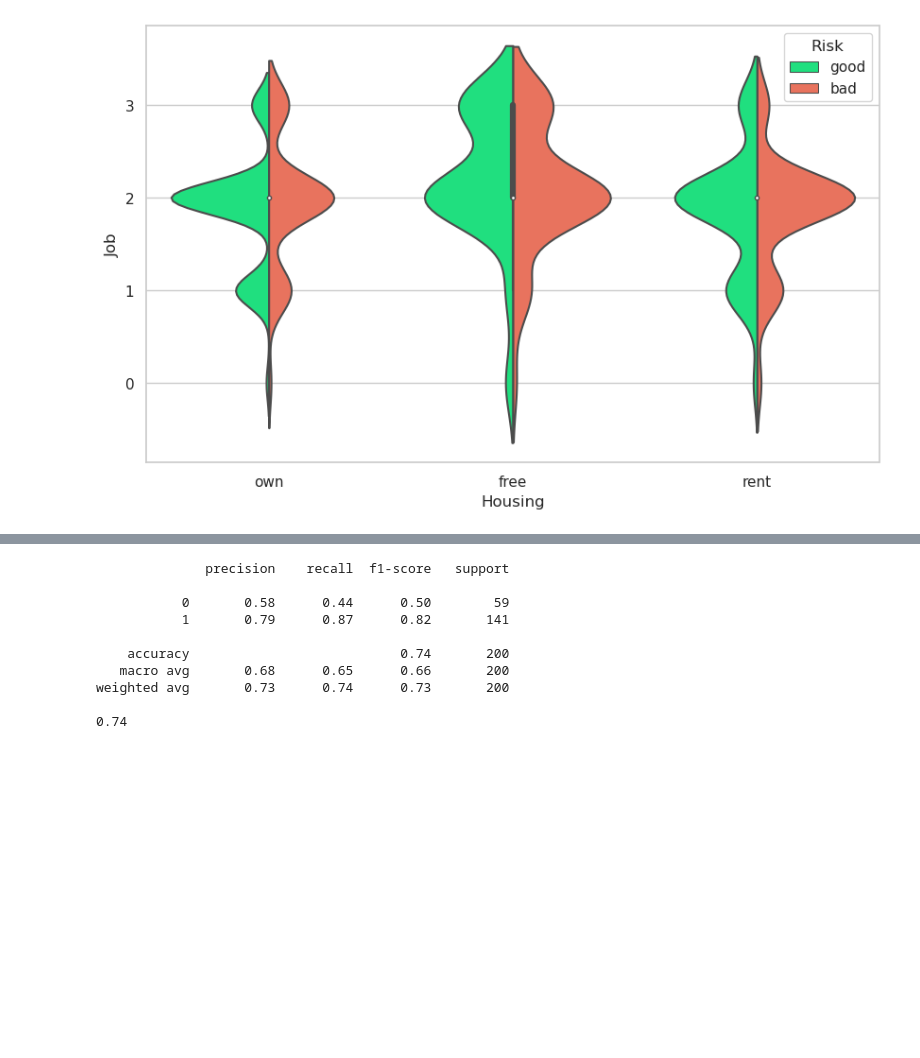
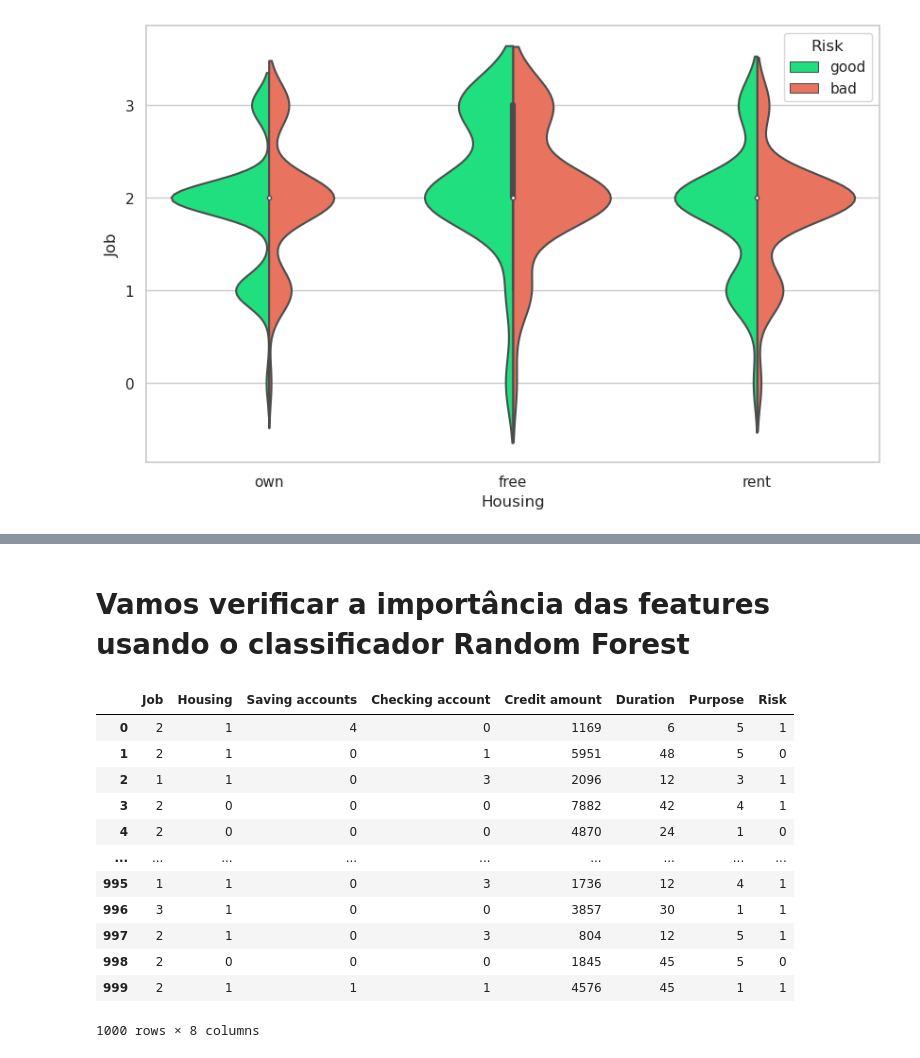
Before and after one commit to jfahelof/portfolio-credit-risk, a Jupyter notebook: credit_risk.ipynb, the cells around one changed output, grey strips where cells are left out. Saved outputs shown, nothing was run; the diff lists cells and outputs as text; code cells hidden in the pictures; blank space fills up the shorter version.

```diff
--- a/credit_risk.ipynb
+++ b/credit_risk.ipynb
@@ -366,0 +383,3 @@ plt.show()
+# %% [markdown]
+
+# Vamos verificar a importância das features usando o classificador Random Forest
@@ -367,48 +392,26 @@ plt.show()
 # %%
-### Vamos verificar a importância das features usando o classificador Random Forest ###
-
-
-from sklearn.model_selection import train_test_split
-from sklearn.preprocessing import LabelEncoder
-from sklearn.ensemble import RandomForestClassifier
-from sklearn.metrics import classification_report
-from sklearn.metrics import accuracy_score
-
-# Preparação simples
+# preparando os dados
 df = data.copy() # Cria uma cópia do DataFrame original para não modificar os dados originais
 df = df.drop(columns=['Unnamed: 0']) # Remove a coluna 'Unnamed: 0'
-df = df.fillna('missing') #Substitui valores faltantes (NaN) pela string 'missing'
 
 # Transformar textos em números
 le = LabelEncoder()
 for col in df.select_dtypes('object').columns: # Seleciona apenas colunas do tipo texto/object
     df[col] = le.fit_transform(df[col]) # Converte todas as colunas textuais em numéricas
 
-# Cria a variável X (features) removendo a coluna 'Risk' (todas as colunas exceto o target)
-X = df.drop('Risk', axis=1)
-
-# Cria a variável y (target) com apenas a coluna 'Risk'
-y = df['Risk']
-
-# Treino e teste
-# Divide os dados: 80% para treino, 20% para teste
-X_train, X_test, y_train, y_test = train_test_split(X, y, test_size=0.2, random_state=42)
-
-# Modelo
-model = RandomForestClassifier()
-model.fit(X_train, y_train) # Treina o modelo usando os dados de treino (X_train, y_train)
-
-# Avaliação
-print(classification_report(y_test, model.predict(X_test)))
-print(accuracy_score(model.predict(X_test), y_test))
+# visualisando os dados após modificação
+df
 # %% [output]
+|  | Job | Housing | Saving accounts | Checking account | Credit amount | Duration | Purpose | Risk |
+| 0 | 2 | 1 | 4 | 0 | 1169 | 6 | 5 | 1 |
+| 1 | 2 | 1 | 0 | 1 | 5951 | 48 | 5 | 0 |
+| 2 | 1 | 1 | 0 | 3 | 2096 | 12 | 3 | 1 |
+| 3 | 2 | 0 | 0 | 0 | 7882 | 42 | 4 | 1 |
+| 4 | 2 | 0 | 0 | 0 | 4870 | 24 | 1 | 0 |
+| ... | ... | ... | ... | ... | ... | ... | ... | ... |
+| 995 | 1 | 1 | 0 | 3 | 1736 | 12 | 4 | 1 |
+| 996 | 3 | 1 | 0 | 0 | 3857 | 30 | 1 | 1 |
+| 997 | 2 | 1 | 0 | 3 | 804 | 12 | 5 | 1 |
+| 998 | 2 | 0 | 0 | 0 | 1845 | 45 | 5 | 0 |
+| 999 | 2 | 1 | 1 | 1 | 4576 | 45 | 1 | 1 |
-              precision    recall  f1-score   support
-
-           0       0.58      0.44      0.50        59
-           1       0.79      0.87      0.82       141
-
-    accuracy                           0.74       200
-   macro avg       0.68      0.65      0.66       200
-weighted avg       0.73      0.74      0.73       200
-
-0.74
+1000 rows × 8 columns
```
Also changed, not shown: parts of 23 cells of this notebook.
